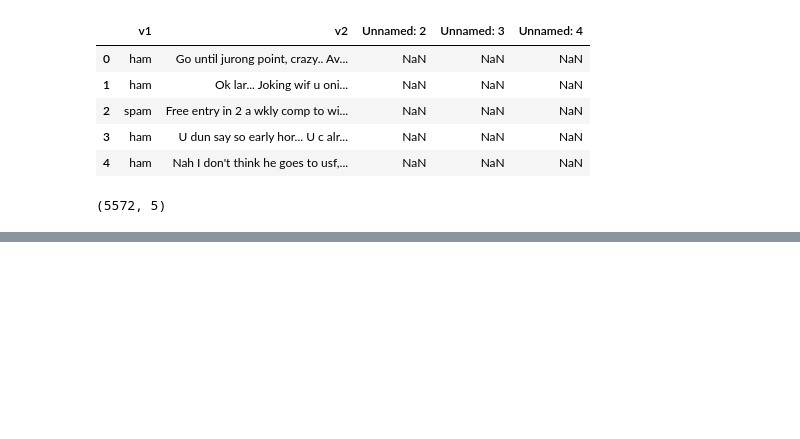
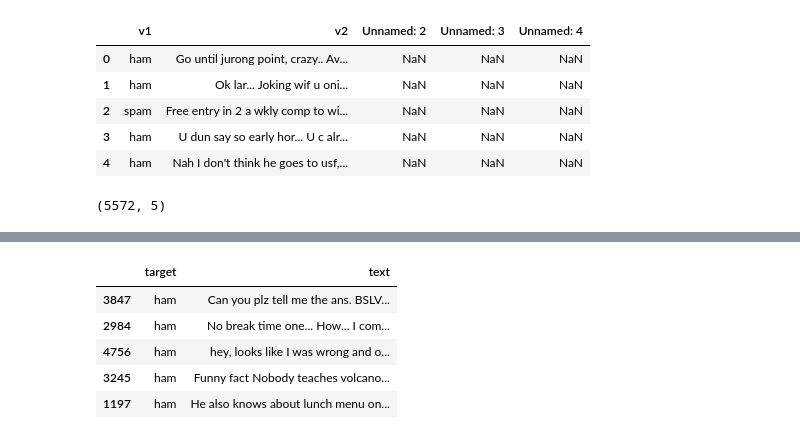
Before and after one commit to Namitt/Email_SMS_Spam_Detection, a Jupyter notebook: Email_SMS_Spam_Detection.ipynb, the cells around one changed output, grey strips where cells are left out. Cells and saved outputs as stored; diff of their text form; code cells hidden in the pictures; blank space fills up the shorter version.

```diff
--- a/Email_SMS_Spam_Detection.ipynb
+++ b/Email_SMS_Spam_Detection.ipynb
@@ -18,0 +48,11 @@ df.shape
+# %%
+#renaming cols
+df.rename(columns={'v1':'target', 'v2':'text'}, inplace=True)
+df.sample(5)
+# %% [output]
+|  | target | text |
+| 3847 | ham | Can you plz tell me the ans. BSLV... |
+| 2984 | ham | No break time one... How... I com... |
+| 4756 | ham | hey, looks like I was wrong and o... |
+| 3245 | ham | Funny fact Nobody teaches volcano... |
+| 1197 | ham | He also knows about lunch menu on... |
```
Also changed, not shown: parts of 12 cells of this notebook.
